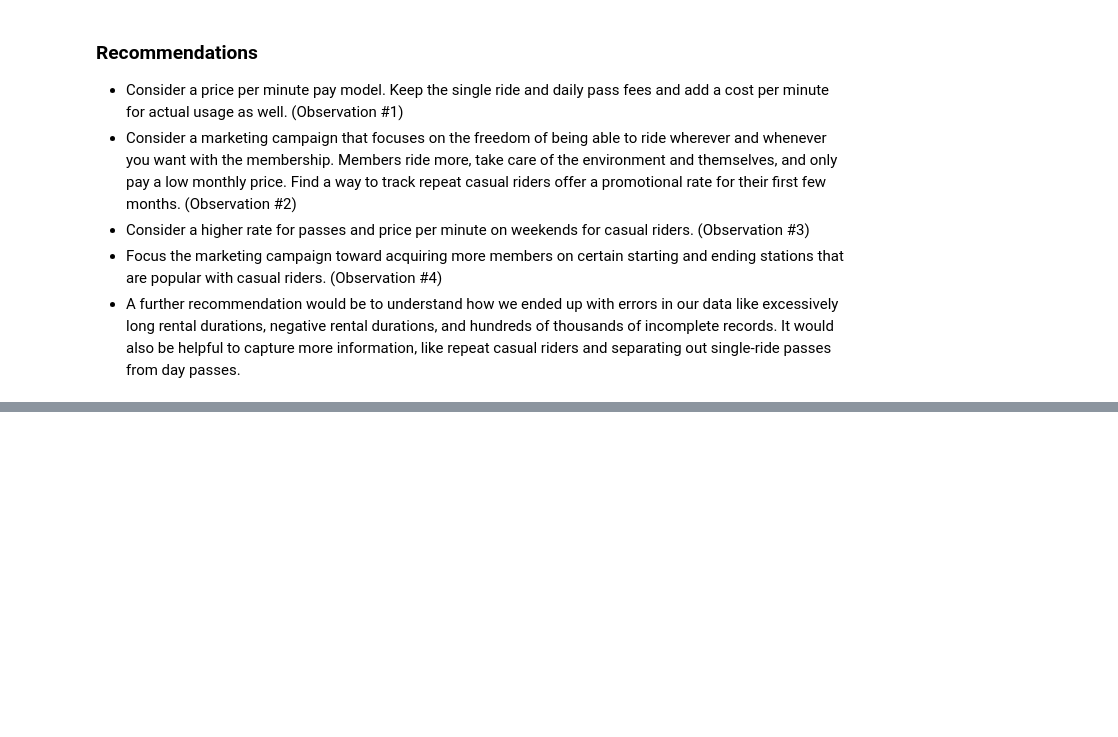
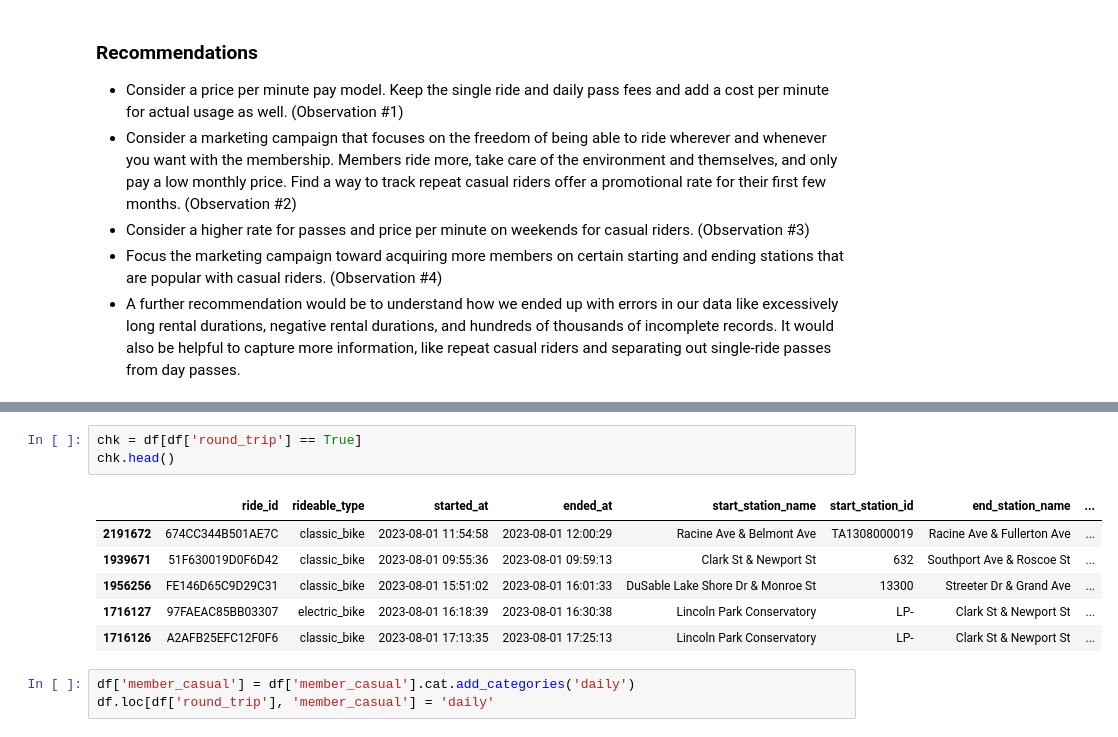
Before and after one commit to seantjhatch/google-data-analytics, a Jupyter notebook: capstone-project/capstone.ipynb, the cells around one changed output, grey strips where cells are left out. Drawn from its saved outputs; the diff is of its cells as text; blank space fills up the shorter version.

```diff
--- a/capstone-project/capstone.ipynb
+++ b/capstone-project/capstone.ipynb
@@ -637,0 +728,13 @@ A few final recommendations for the company to consider.
+# %%
+chk = df[df['round_trip'] == True]
+chk.head()
+# %% [output]
+|  | ride_id | rideable_type | started_at | ended_at | start_station_name | start_station_id | end_station_name | ... |
+| 2191672 | 674CC344B501AE7C | classic_bike | 2023-08-01 11:54:58 | 2023-08-01 12:00:29 | Racine Ave & Belmont Ave | TA1308000019 | Racine Ave & Fullerton Ave | ... |
+| 1939671 | 51F630019D0F6D42 | classic_bike | 2023-08-01 09:55:36 | 2023-08-01 09:59:13 | Clark St & Newport St | 632 | Southport Ave & Roscoe St | ... |
+| 1956256 | FE146D65C9D29C31 | classic_bike | 2023-08-01 15:51:02 | 2023-08-01 16:01:33 | DuSable Lake Shore Dr & Monroe St | 13300 | Streeter Dr & Grand Ave | ... |
+| 1716127 | 97FAEAC85BB03307 | electric_bike | 2023-08-01 16:18:39 | 2023-08-01 16:30:38 | Lincoln Park Conservatory | LP- | Clark St & Newport St | ... |
+| 1716126 | A2AFB25EFC12F0F6 | classic_bike | 2023-08-01 17:13:35 | 2023-08-01 17:25:13 | Lincoln Park Conservatory | LP- | Clark St & Newport St | ... |
+# %%
+df['member_casual'] = df['member_casual'].cat.add_categories('daily')
+df.loc[df['round_trip'], 'member_casual'] = 'daily'
```
Also changed, not shown: parts of 9 cells of this notebook, 1 other file.
